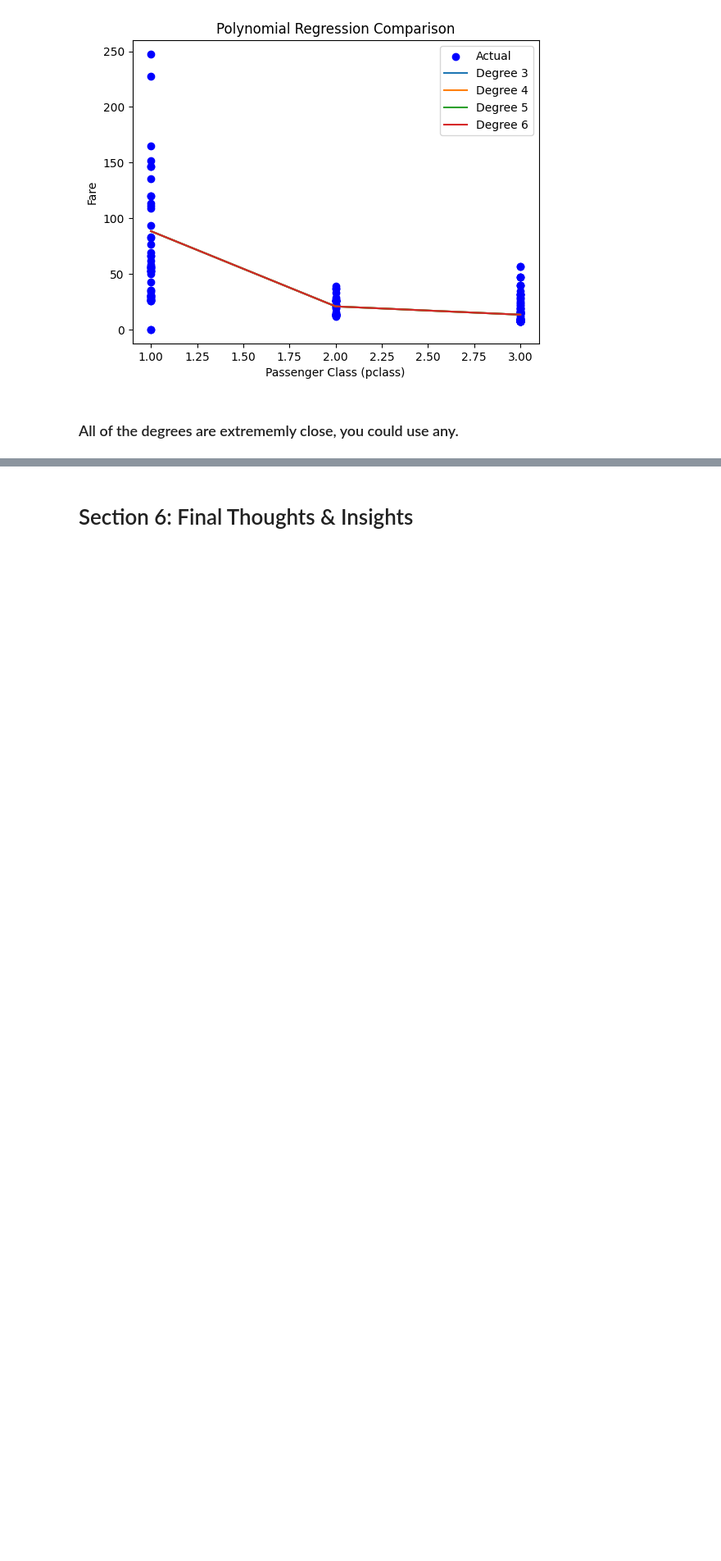
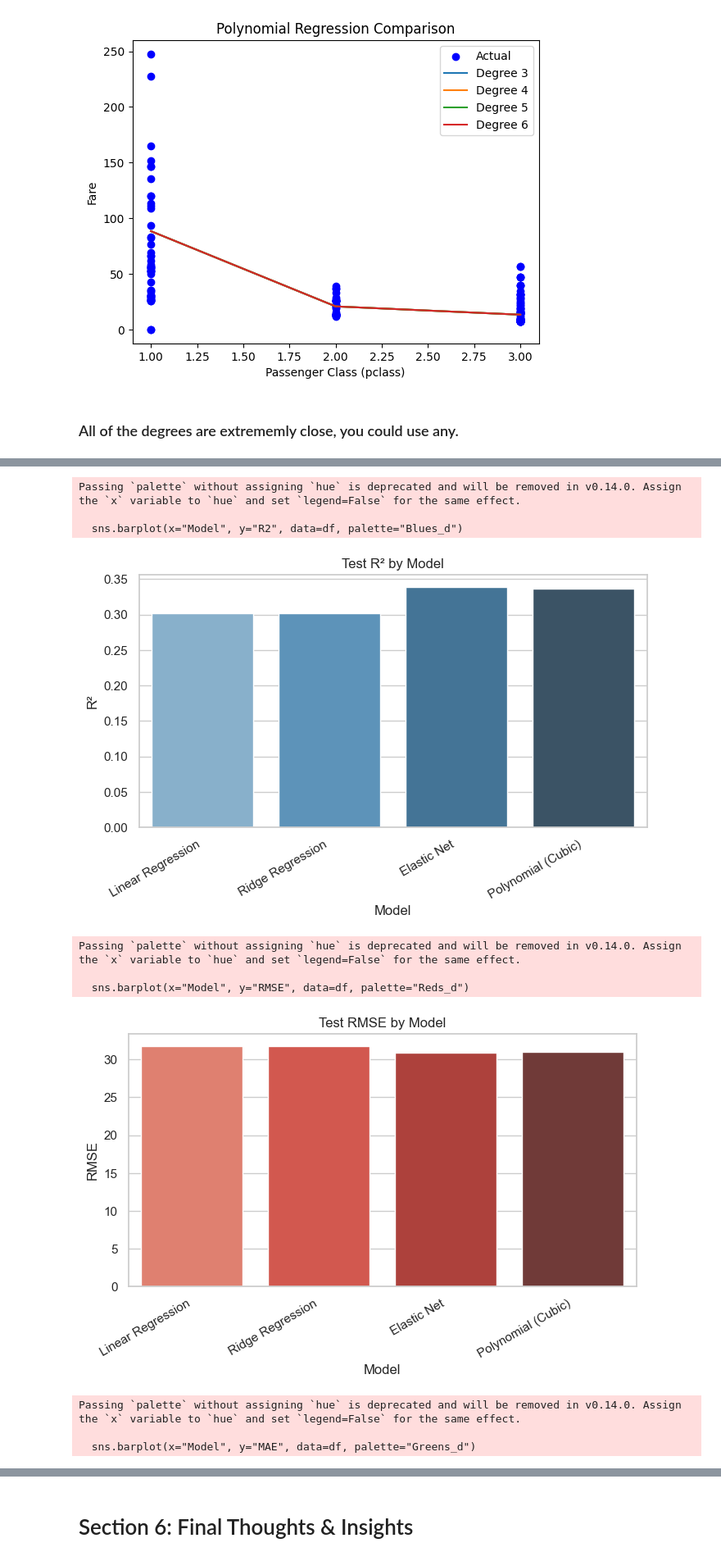
Before and after one commit to LFoster03/applied-ml-foster, a Jupyter notebook: notebooks/project04/ml04_foster.ipynb, the cells around one changed output, grey strips where cells are left out. Shown at 82% size. Cells and saved outputs as stored; diff of their text form; code cells hidden in the pictures; blank space fills up the shorter version.

```diff
--- a/notebooks/project04/ml04_foster.ipynb
+++ b/notebooks/project04/ml04_foster.ipynb
@@ -489,0 +617,49 @@ plt.show()
+# %%
+# Create a DataFrame from your table
+data = {
+    "Model": ["Linear Regression", "Ridge Regression", "Elastic Net", "Polynomial (Cubic)"],
+    "R2": [0.302, 0.302, 0.339, 0.336],
+    "RMSE": [31.79, 31.77, 30.92, 30.99],
+    "MAE": [20.65, 20.64, 19.93, 19.25]
+}
+
+df = pd.DataFrame(data)
+
+# Set style
+sns.set(style="whitegrid")
+
+# Plot R²
+plt.figure(figsize=(8,4))
+sns.barplot(x="Model", y="R2", data=df, palette="Blues_d")
+plt.title("Test R² by Model")
+plt.xticks(rotation=30, ha="right")
+plt.ylabel("R²")
+plt.show()
+
+# Plot RMSE
+plt.figure(figsize=(8,4))
+sns.barplot(x="Model", y="RMSE", data=df, palette="Reds_d")
+plt.title("Test RMSE by Model")
+plt.xticks(rotation=30, ha="right")
+plt.ylabel("RMSE")
+plt.show()
+
+# Plot MAE
+plt.figure(figsize=(8,4))
+sns.barplot(x="Model", y="MAE", data=df, palette="Greens_d")
+plt.title("Test MAE by Model")
+plt.xticks(rotation=30, ha="right")
+plt.ylabel("MAE")
+plt.show()
+# %% [output]
+Passing `palette` without assigning `hue` is deprecated and will be removed in v0.14.0. Assign the `x` variable to `hue` and set `legend=False` for the same effect.
+
+  sns.barplot(x="Model", y="R2", data=df, palette="Blues_d")
+[figure, added]
+Passing `palette` without assigning `hue` is deprecated and will be removed in v0.14.0. Assign the `x` variable to `hue` and set `legend=False` for the same effect.
+
+  sns.barplot(x="Model", y="RMSE", data=df, palette="Reds_d")
+[figure, added]
+Passing `palette` without assigning `hue` is deprecated and will be removed in v0.14.0. Assign the `x` variable to `hue` and set `legend=False` for the same effect.
+
+  sns.barplot(x="Model", y="MAE", data=df, palette="Greens_d")
```
Also changed, not shown: parts of 5 cells of this notebook.
